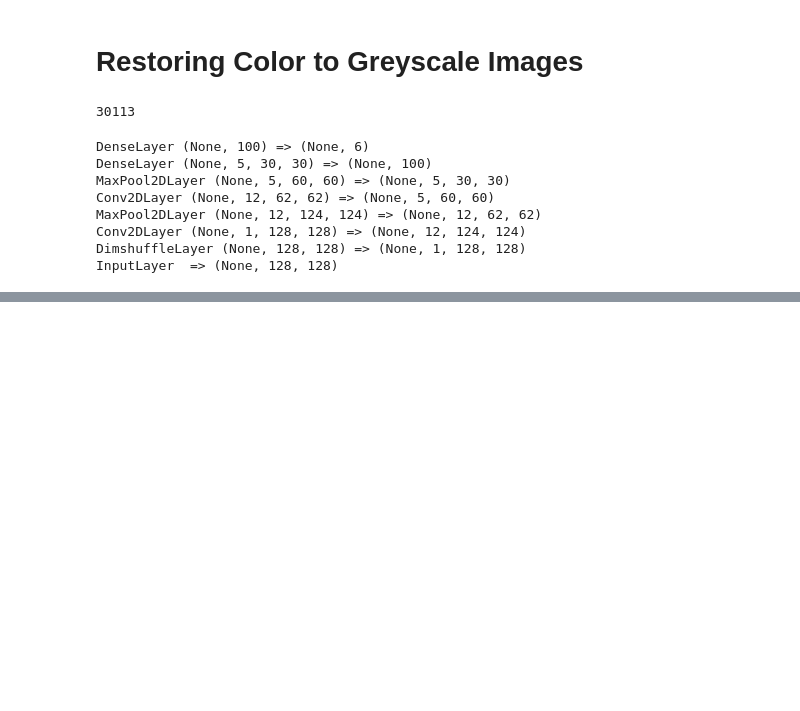
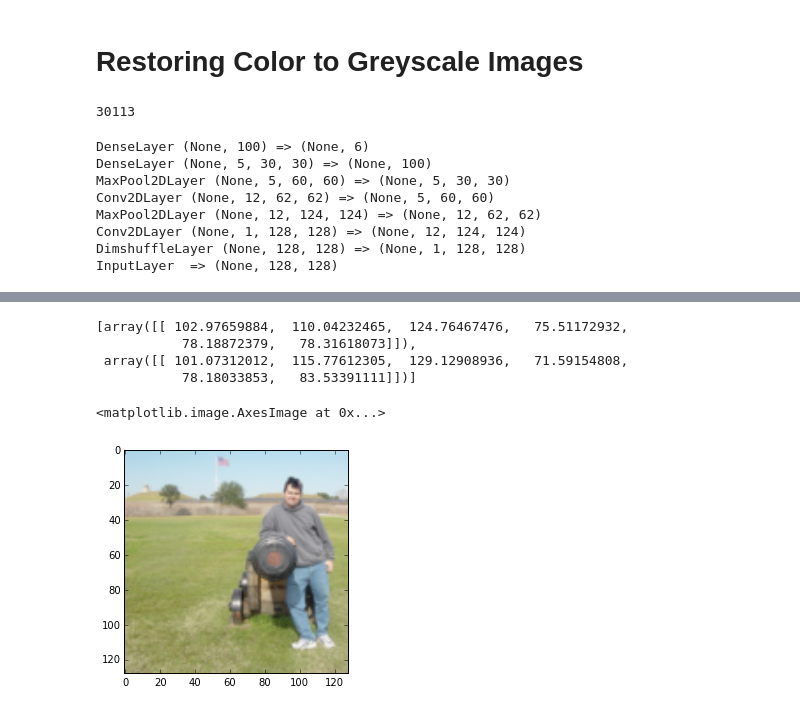
Before and after one commit to jeffschecter/colorize, a Jupyter notebook: Scratch.ipynb, the cells around one changed output, grey strips where cells are left out. Drawn from its saved outputs; the diff is of its cells as text; code cells hidden in the pictures; blank space fills up the shorter version.

```diff
--- a/Scratch.ipynb
+++ b/Scratch.ipynb
@@ -122,0 +125,14 @@ loaded_net = loaded_exprs[0]
+# %%
+[(r * np.concatenate((convnets.IM_MEAN_COLOR_STDS, convnets.IM_STD_COLOR_STDS))) + np.concatenate(
+        (convnets.IM_MEAN_COLOR_MEANS, convnets.IM_STD_COLOR_MEANS))
+ for r in evaluator(images[5])]
+# %% [output]
+[array([[ 102.97659884,  110.04232465,  124.76467476,   75.51172932,
+           78.18872379,   78.31618073]]),
+ array([[ 101.07312012,  115.77612305,  129.12908936,   71.59154808,
+           78.18033853,   83.53391111]])]
+# %%
+plt.imshow(- images[0] / 255)
+# %% [output]
+<matplotlib.image.AxesImage at 0x...>
+[figure, added]
```
Also changed, not shown: parts of 5 cells of this notebook, 1 other file.
